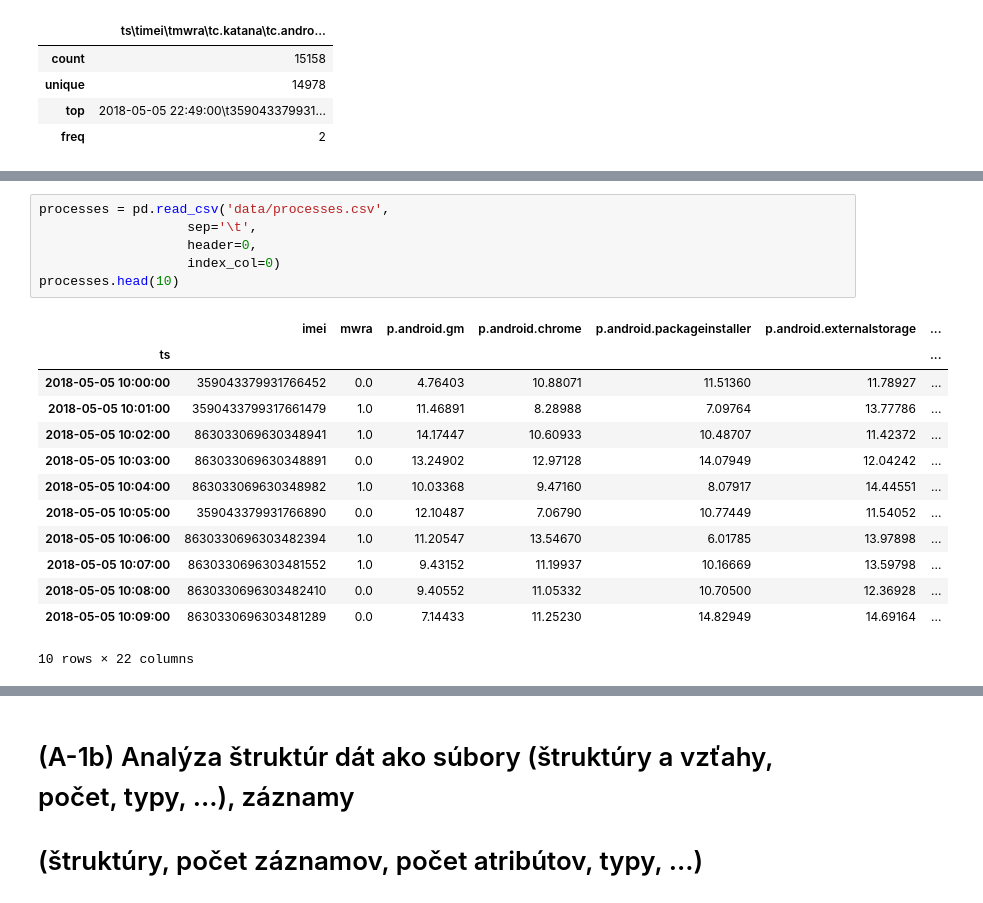
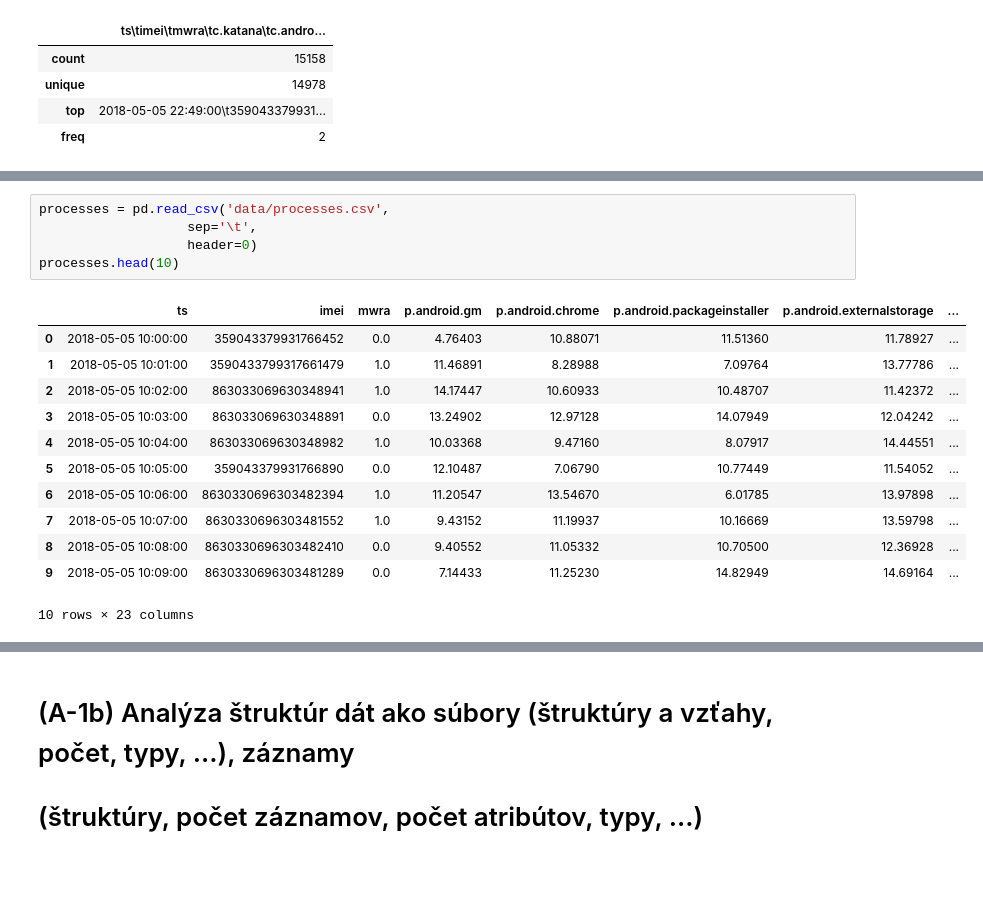
Before and after one commit to JakubIvacek/IAU_PROJECT, a Jupyter notebook: project.ipynb, the cells around one changed output, grey strips where cells are left out. Drawn from its saved outputs; the diff is of its cells as text; blank space fills up the shorter version.

```diff
--- a/project.ipynb
+++ b/project.ipynb
@@ -57,23 +53,21 @@ devices.head(10)
 # %%
 processes = pd.read_csv('data/processes.csv',
                    sep='\t',
-                   header=0,
-                   index_col=0)
+                   header=0)
 processes.head(10)
 # %% [output]
-|  | imei | mwra | p.android.gm | p.android.chrome | p.android.packageinstaller | p.android.externalstorage | ... |
-| ts |  |  |  |  |  |  | ... |
-| 2018-05-05 10:00:00 | 359043379931766452 | 0.0 | 4.76403 | 10.88071 | 11.51360 | 11.78927 | ... |
-| 2018-05-05 10:01:00 | 3590433799317661479 | 1.0 | 11.46891 | 8.28988 | 7.09764 | 13.77786 | ... |
-| 2018-05-05 10:02:00 | 863033069630348941 | 1.0 | 14.17447 | 10.60933 | 10.48707 | 11.42372 | ... |
-| 2018-05-05 10:03:00 | 863033069630348891 | 0.0 | 13.24902 | 12.97128 | 14.07949 | 12.04242 | ... |
-| 2018-05-05 10:04:00 | 863033069630348982 | 1.0 | 10.03368 | 9.47160 | 8.07917 | 14.44551 | ... |
-| 2018-05-05 10:05:00 | 359043379931766890 | 0.0 | 12.10487 | 7.06790 | 10.77449 | 11.54052 | ... |
-| 2018-05-05 10:06:00 | 8630330696303482394 | 1.0 | 11.20547 | 13.54670 | 6.01785 | 13.97898 | ... |
-| 2018-05-05 10:07:00 | 8630330696303481552 | 1.0 | 9.43152 | 11.19937 | 10.16669 | 13.59798 | ... |
-| 2018-05-05 10:08:00 | 8630330696303482410 | 0.0 | 9.40552 | 11.05332 | 10.70500 | 12.36928 | ... |
-| 2018-05-05 10:09:00 | 8630330696303481289 | 0.0 | 7.14433 | 11.25230 | 14.82949 | 14.69164 | ... |
+|  | ts | imei | mwra | p.android.gm | p.android.chrome | p.android.packageinstaller | p.android.externalstorage | ... |
+| 0 | 2018-05-05 10:00:00 | 359043379931766452 | 0.0 | 4.76403 | 10.88071 | 11.51360 | 11.78927 | ... |
+| 1 | 2018-05-05 10:01:00 | 3590433799317661479 | 1.0 | 11.46891 | 8.28988 | 7.09764 | 13.77786 | ... |
+| 2 | 2018-05-05 10:02:00 | 863033069630348941 | 1.0 | 14.17447 | 10.60933 | 10.48707 | 11.42372 | ... |
+| 3 | 2018-05-05 10:03:00 | 863033069630348891 | 0.0 | 13.24902 | 12.97128 | 14.07949 | 12.04242 | ... |
+| 4 | 2018-05-05 10:04:00 | 863033069630348982 | 1.0 | 10.03368 | 9.47160 | 8.07917 | 14.44551 | ... |
+| 5 | 2018-05-05 10:05:00 | 359043379931766890 | 0.0 | 12.10487 | 7.06790 | 10.77449 | 11.54052 | ... |
+| 6 | 2018-05-05 10:06:00 | 8630330696303482394 | 1.0 | 11.20547 | 13.54670 | 6.01785 | 13.97898 | ... |
+| 7 | 2018-05-05 10:07:00 | 8630330696303481552 | 1.0 | 9.43152 | 11.19937 | 10.16669 | 13.59798 | ... |
+| 8 | 2018-05-05 10:08:00 | 8630330696303482410 | 0.0 | 9.40552 | 11.05332 | 10.70500 | 12.36928 | ... |
+| 9 | 2018-05-05 10:09:00 | 8630330696303481289 | 0.0 | 7.14433 | 11.25230 | 14.82949 | 14.69164 | ... |
-10 rows × 22 columns
+10 rows × 23 columns
 # %%
 profiles = pd.read_csv('data/profiles.csv',
                    sep='\t',
```
Also changed, not shown: parts of 22 cells of this notebook.
